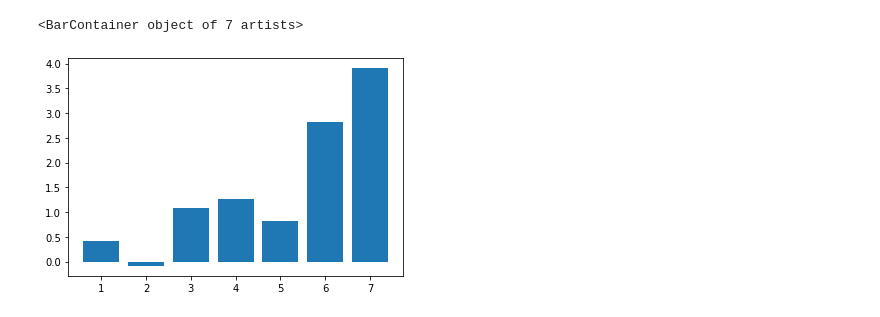
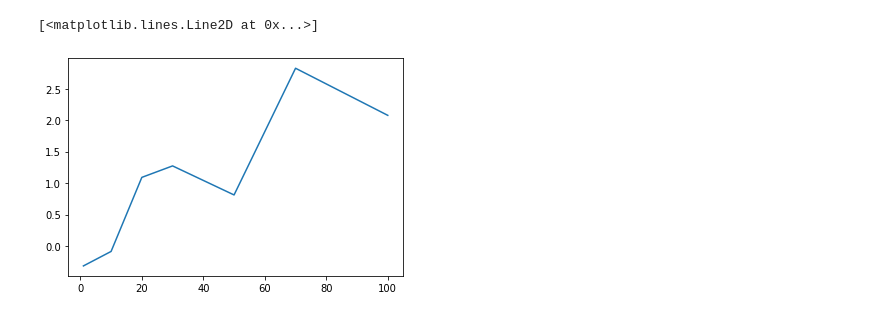
Before and after one commit to katarzyna-kupczyk/Effects-of-Methionine-on-the-OMR-in-Zebrafish-Larvae, a Jupyter notebook: notebooks/Analysis_E2_AM.ipynb, the cells around one changed output. Saved outputs shown, nothing was run; the diff lists cells and outputs as text; code cells hidden in the pictures.

```diff
--- a/notebooks/Analysis_E2_AM.ipynb
+++ b/notebooks/Analysis_E2_AM.ipynb
@@ -255,6 +199,6 @@ plt.bar([1,2,3,4,5,6,7],[Le_C_01_cum_mean,Le_C_1_cum_mean,Le_C_2_cum_mean,Le_C_3
 # %%
-plt.bar([1,2,3,4,5,6,7],[Re_C_01_cum_mean,Re_C_1_cum_mean,Re_C_2_cum_mean,Re_C_3_cum_mean,\
-                        Re_C_5_cum_mean,Re_C_7_cum_mean,Re_C_10_cum_mean])
+plt.plot([1,10,20,30,50,70,100],[Re_C_1_cum_mean,Re_C_10_cum_mean,Re_C_20_cum_mean,Re_C_30_cum_mean,\
+                        Re_C_50_cum_mean,Re_C_70_cum_mean,Re_C_100_cum_mean])
 # %% [output]
-<BarContainer object of 7 artists>
+[<matplotlib.lines.Line2D at 0x...>]
-[figure, old version]
+[figure, new version]
```
Also changed, not shown: parts of 16 cells of this notebook, 6 other files.
